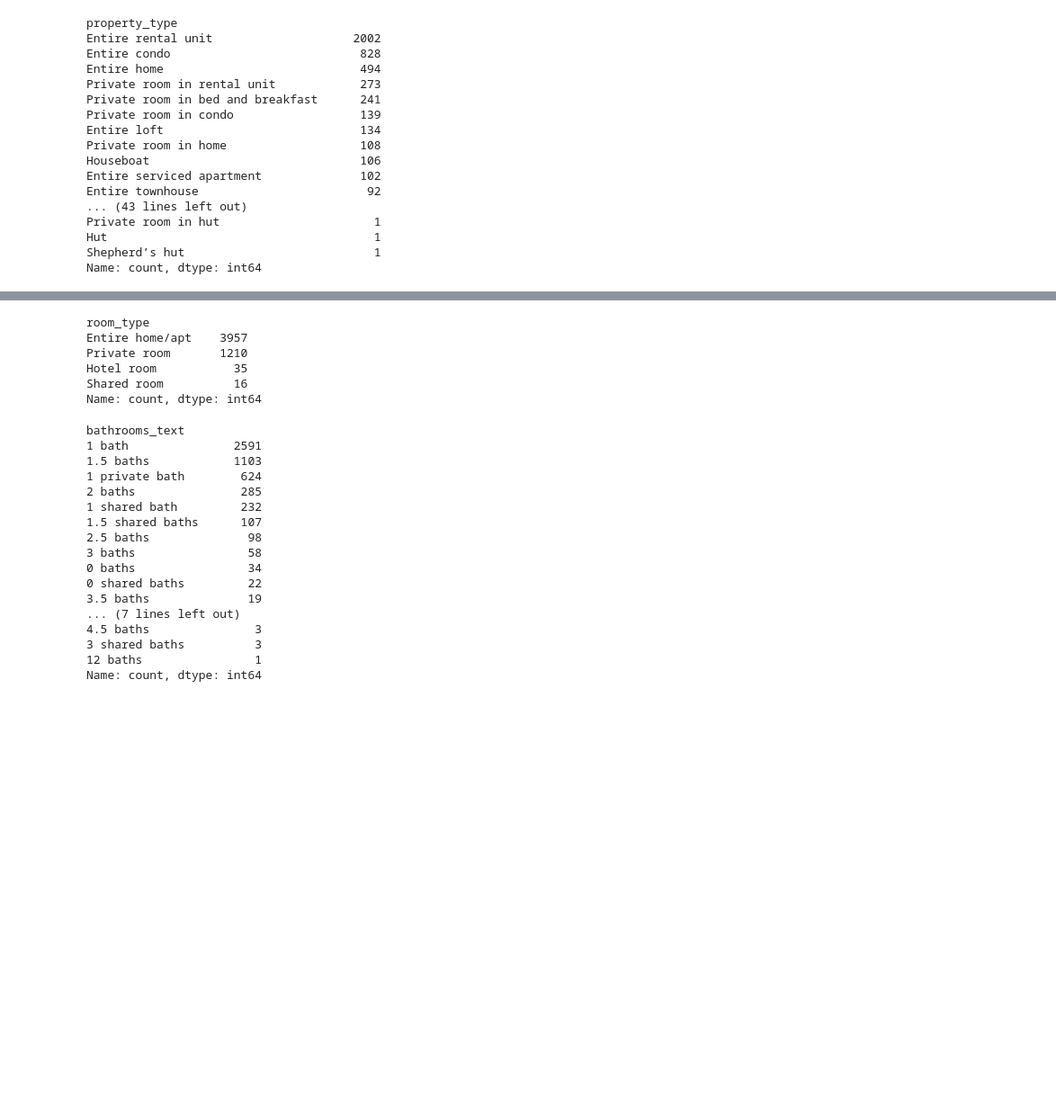
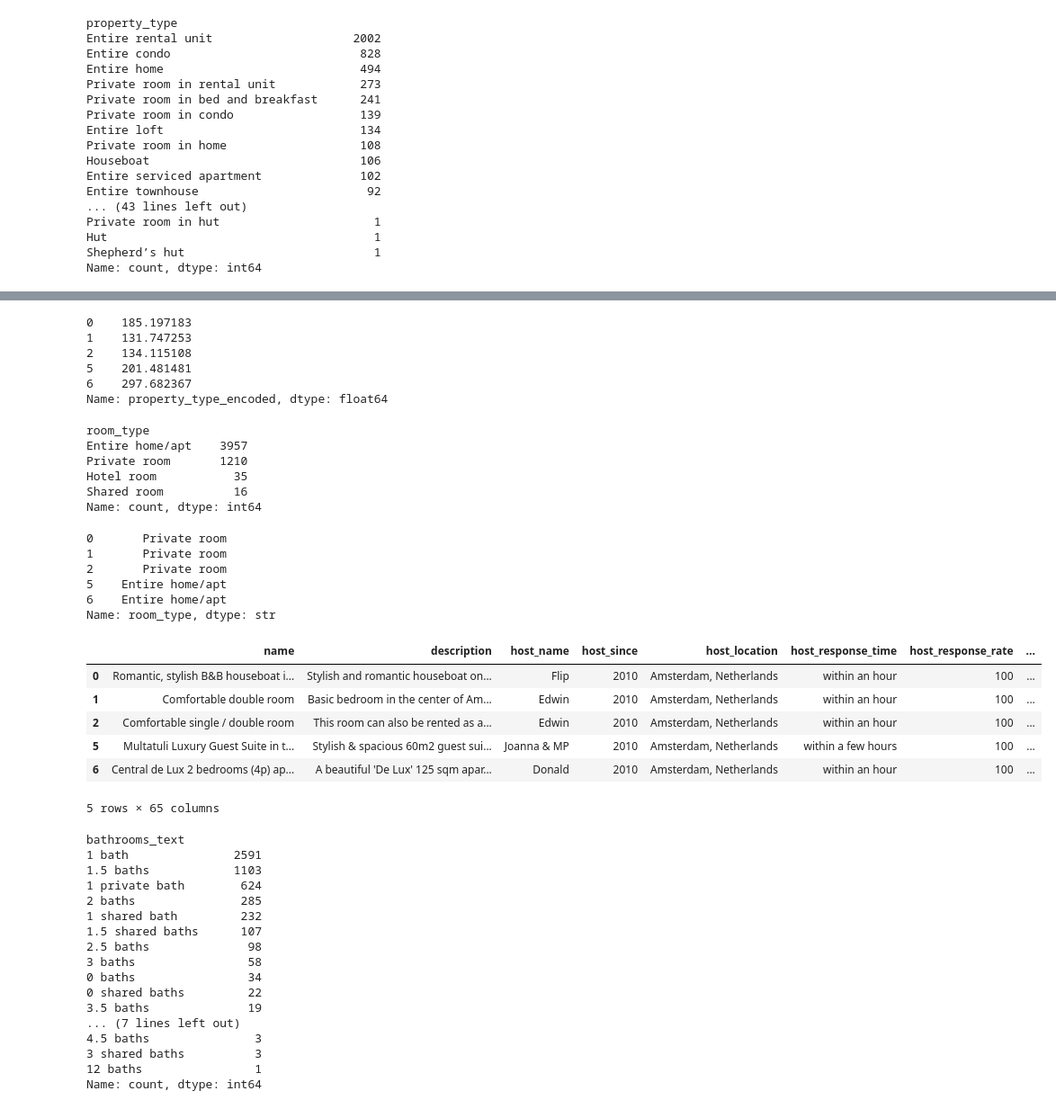
Before and after one commit to aakashaldankar/Albany-Airbnb-Price-Prediction, a Jupyter notebook: albany_pricing.ipynb, the cells around one changed output, grey strips where cells are left out. Shown at 90% size. Cells and saved outputs as stored; diff of their text form; code cells hidden in the pictures; blank space fills up the shorter version.

```diff
--- a/albany_pricing.ipynb
+++ b/albany_pricing.ipynb
@@ -800,0 +826,3 @@ So We will be using Bag of words, TF-IDF, N-grams, Word2Vec, GloVe, Fast text, T
+# %%
+df['neighbourhood_cleansed_encoded']=df['neighbourhood_cleansed'].map(neighbour_cleansed)
+df['neighbourhood_cleansed_encoded'].head()
@@ -819,3 +854,6 @@ Private room in hut                      1
 Hut                                      1
 Shepherd’s hut                           1
 Name: count, dtype: int64
+# %%
+property_type_mapping=df.groupby('property_type')['price'].mean()
+property_type_mapping.head()
@@ -822,3 +868,13 @@ Name: count, dtype: int64
+# %%
+df['property_type_encoded']=df['property_type'].map(property_type_mapping)
+df['property_type_encoded'].head()
+# %% [output]
+0    185.197183
+1    131.747253
+2    134.115108
+5    201.481481
+6    297.682367
+Name: property_type_encoded, dtype: float64
 # %%
 df['room_type'].value_counts()
 # one hot encoding
@@ -829,6 +886,27 @@ Private room       1210
 Hotel room           35
 Shared room          16
 Name: count, dtype: int64
+# %%
+df['room_type']=df['room_type'].replace({'Hotel room': 'Other', 'Shared room': 'Other'})
+df['room_type'].head()
+# %% [output]
+0       Private room
+1       Private room
+2       Private room
+5    Entire home/apt
+6    Entire home/apt
+Name: room_type, dtype: str
+# %%
+room_type_encoded=pd.get_dummies(df, columns=['room_type'], drop_first=True, dtype=int)
+room_type_encoded.head()
+# %% [output]
+|  | name | description | host_name | host_since | host_location | host_response_time | host_response_rate | ... |
+| 0 | Romantic, stylish B&B houseboat i... | Stylish and romantic houseboat on... | Flip | 2010 | Amsterdam, Netherlands | within an hour | 100 | ... |
+| 1 | Comfortable double room | Basic bedroom in the center of Am... | Edwin | 2010 | Amsterdam, Netherlands | within an hour | 100 | ... |
+| 2 | Comfortable single / double room | This room can also be rented as a... | Edwin | 2010 | Amsterdam, Netherlands | within an hour | 100 | ... |
+| 5 | Multatuli Luxury Guest Suite in t... | Stylish & spacious 60m2 guest sui... | Joanna & MP | 2010 | Amsterdam, Netherlands | within a few hours | 100 | ... |
+| 6 | Central de Lux 2 bedrooms (4p) ap... | A beautiful 'De Lux' 125 sqm apar... | Donald | 2010 | Amsterdam, Netherlands | within an hour | 100 | ... |
+5 rows × 65 columns
 # %%
 df['bathrooms_text'].value_counts()
 # regex based encoding
```
Also changed, not shown: parts of 47 cells of this notebook.
